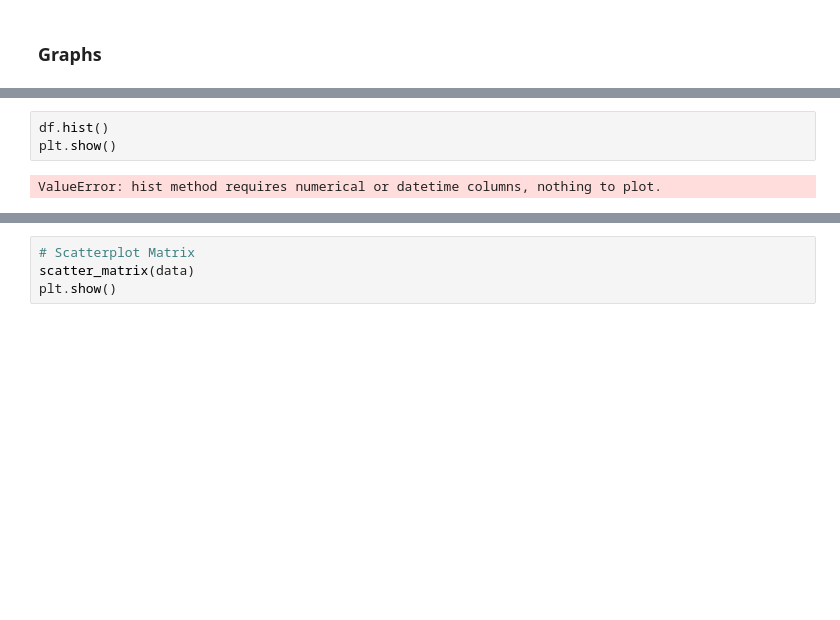
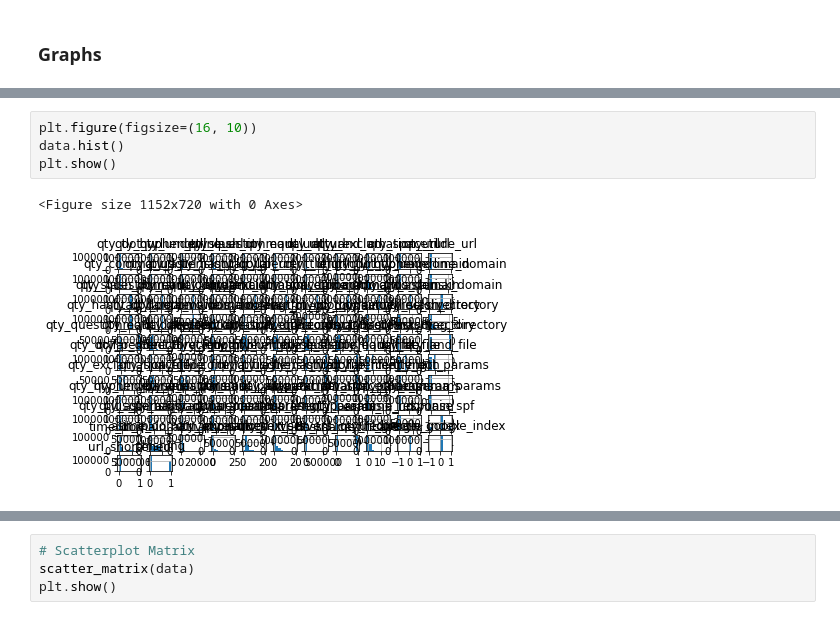
Before and after one commit to Ahmed-Umer02/Phishing-Detection, a Jupyter notebook: Model Building.ipynb, the cells around one changed output, grey strips where cells are left out. Drawn from its saved outputs; the diff is of its cells as text; blank space fills up the shorter version.

```diff
--- a/Model Building.ipynb
+++ b/Model Building.ipynb
@@ -66,5 +41,7 @@ qty_dot_url qty_hyphen_url qty_underline_url qty_slash_url qty_questionmark_url
 # %%
-df.hist()
+plt.figure(figsize=(16, 10))
+data.hist()
 plt.show()
 # %% [output]
-ValueError: hist method requires numerical or datetime columns, nothing to plot.
+<Figure size 1152x720 with 0 Axes>
+[figure, added]
```
Also changed, not shown: parts of 15 cells of this notebook.
